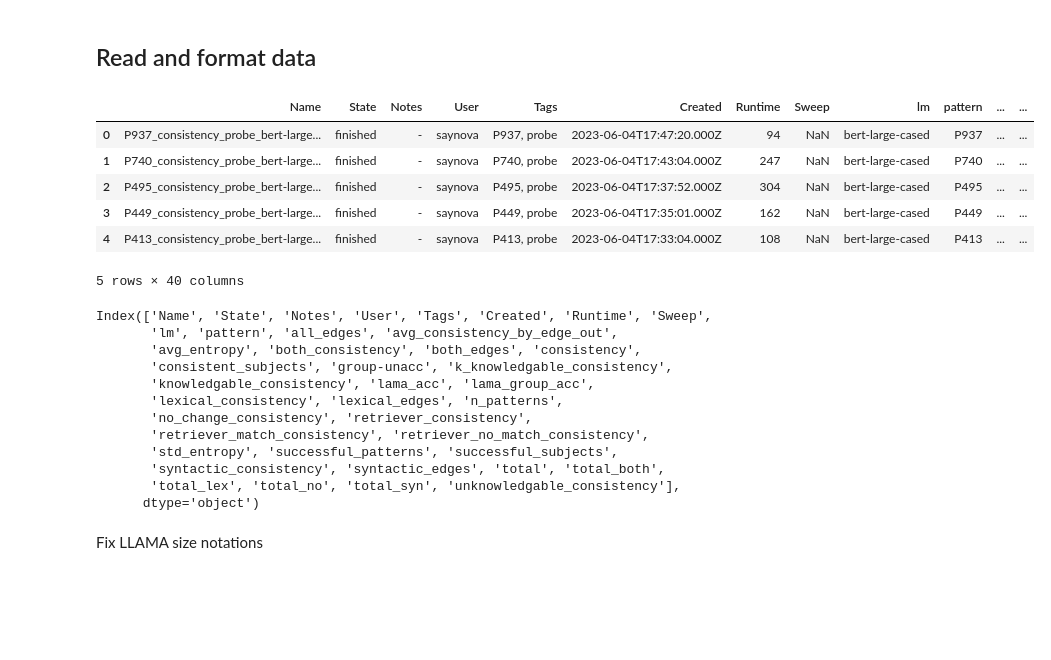
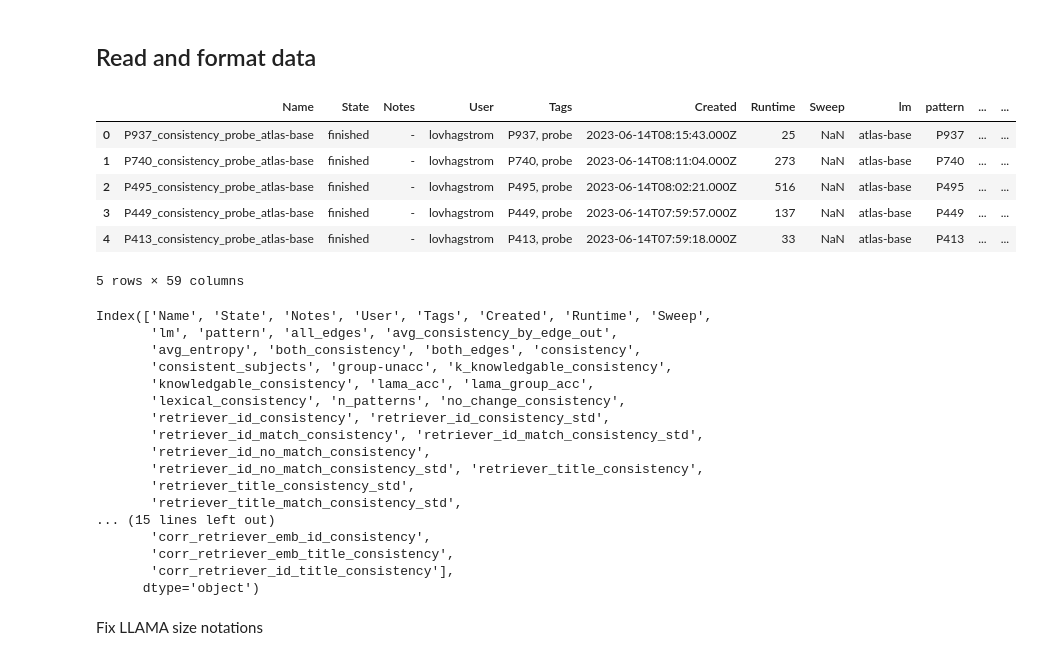
Before and after one commit to killahwhaleX/pararelstar, a Jupyter notebook: generate_result_plots.ipynb, the cells around one changed output. Drawn from its saved outputs; the diff is of its cells as text; code cells hidden in the pictures; blank space fills up the shorter version.

Commit message:
Add plotting for retriever statistics

```diff
--- a/generate_result_plots.ipynb
+++ b/generate_result_plots.ipynb
@@ -87,16 +87,16 @@ relations_options_classification = {"ok": ["P17",
 # %% [markdown]
 ## Read and format data
 # %%
-data = pd.read_csv("data/results/2023_06_05_full_relevant_models.csv")
+data = pd.read_csv("data/results/2023_06_14_retrieval_statistics_base.csv")
 data.head()
 # %% [output]
 |  | Name | State | Notes | User | Tags | Created | Runtime | Sweep | lm | pattern | ... | ... |
-| 0 | P937_consistency_probe_bert-large... | finished | - | saynova | P937, probe | 2023-06-04T17:47:20.000Z | 94 | NaN | bert-large-cased | P937 | ... | ... |
-| 1 | P740_consistency_probe_bert-large... | finished | - | saynova | P740, probe | 2023-06-04T17:43:04.000Z | 247 | NaN | bert-large-cased | P740 | ... | ... |
-| 2 | P495_consistency_probe_bert-large... | finished | - | saynova | P495, probe | 2023-06-04T17:37:52.000Z | 304 | NaN | bert-large-cased | P495 | ... | ... |
-| 3 | P449_consistency_probe_bert-large... | finished | - | saynova | P449, probe | 2023-06-04T17:35:01.000Z | 162 | NaN | bert-large-cased | P449 | ... | ... |
-| 4 | P413_consistency_probe_bert-large... | finished | - | saynova | P413, probe | 2023-06-04T17:33:04.000Z | 108 | NaN | bert-large-cased | P413 | ... | ... |
+| 0 | P937_consistency_probe_atlas-base | finished | - | lovhagstrom | P937, probe | 2023-06-14T08:15:43.000Z | 25 | NaN | atlas-base | P937 | ... | ... |
+| 1 | P740_consistency_probe_atlas-base | finished | - | lovhagstrom | P740, probe | 2023-06-14T08:11:04.000Z | 273 | NaN | atlas-base | P740 | ... | ... |
+| 2 | P495_consistency_probe_atlas-base | finished | - | lovhagstrom | P495, probe | 2023-06-14T08:02:21.000Z | 516 | NaN | atlas-base | P495 | ... | ... |
+| 3 | P449_consistency_probe_atlas-base | finished | - | lovhagstrom | P449, probe | 2023-06-14T07:59:57.000Z | 137 | NaN | atlas-base | P449 | ... | ... |
+| 4 | P413_consistency_probe_atlas-base | finished | - | lovhagstrom | P413, probe | 2023-06-14T07:59:18.000Z | 33 | NaN | atlas-base | P413 | ... | ... |
-5 rows × 40 columns
+5 rows × 59 columns
 # %%
 data.columns
 # %% [output]
@@ -105,12 +105,17 @@ Index(['Name', 'State', 'Notes', 'User', 'Tags', 'Created', 'Runtime', 'Sweep',
        'avg_entropy', 'both_consistency', 'both_edges', 'consistency',
        'consistent_subjects', 'group-unacc', 'k_knowledgable_consistency',
        'knowledgable_consistency', 'lama_acc', 'lama_group_acc',
-       'lexical_consistency', 'lexical_edges', 'n_patterns',
-       'no_change_consistency', 'retriever_consistency',
-       'retriever_match_consistency', 'retriever_no_match_consistency',
-       'std_entropy', 'successful_patterns', 'successful_subjects',
-       'syntactic_consistency', 'syntactic_edges', 'total', 'total_both',
-       'total_lex', 'total_no', 'total_syn', 'unknowledgable_consistency'],
+       'lexical_consistency', 'n_patterns', 'no_change_consistency',
+       'retriever_id_consistency', 'retriever_id_consistency_std',
+       'retriever_id_match_consistency', 'retriever_id_match_consistency_std',
+       'retriever_id_no_match_consistency',
+       'retriever_id_no_match_consistency_std', 'retriever_title_consistency',
+       'retriever_title_consistency_std',
+       'retriever_title_match_consistency_std',
+... (15 lines left out)
+       'corr_retriever_emb_id_consistency',
+       'corr_retriever_emb_title_consistency',
+       'corr_retriever_id_title_consistency'],
       dtype='object')
 # %% [markdown]
 Fix LLAMA size notations
```
Also changed, not shown: parts of 16 cells of this notebook, 1 other file.
